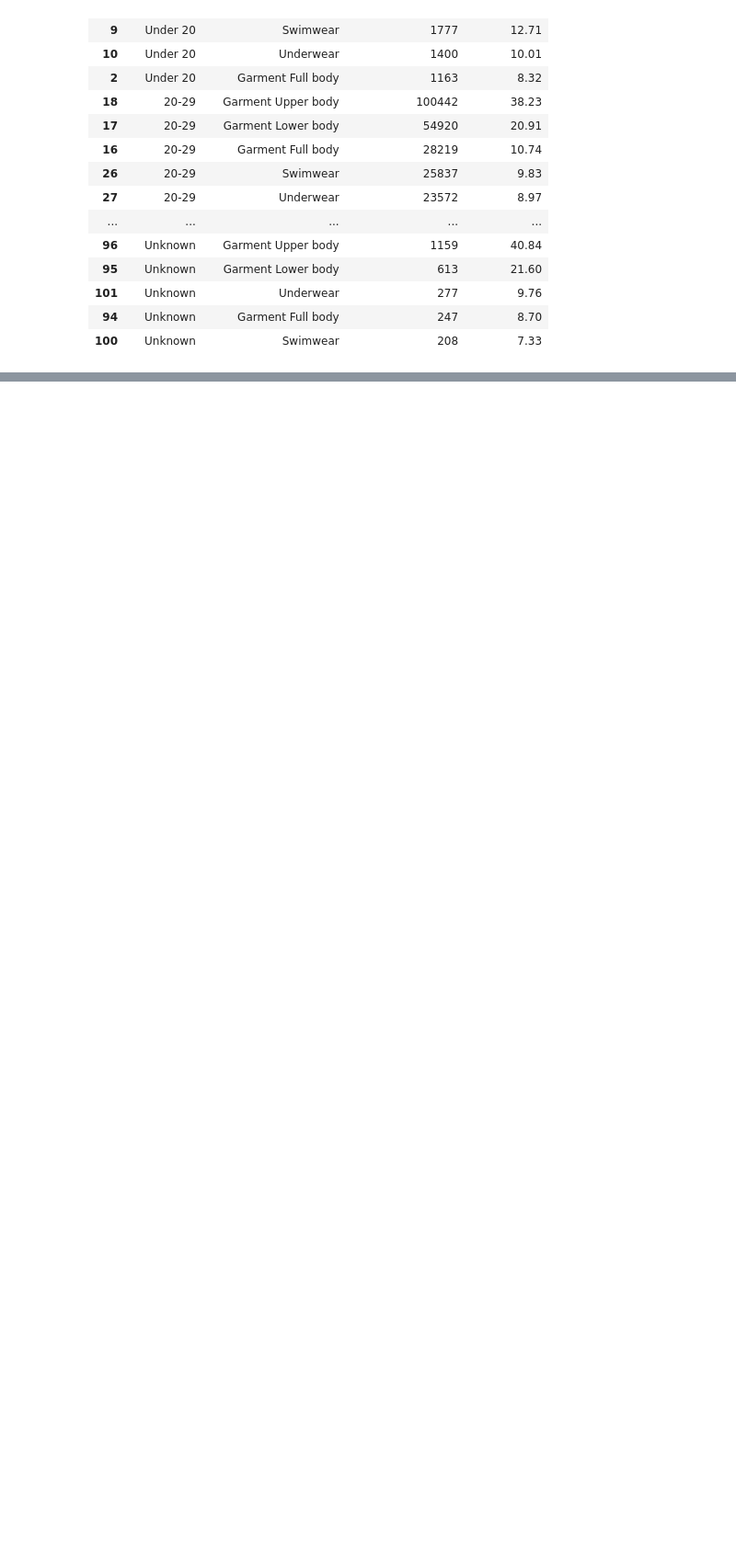
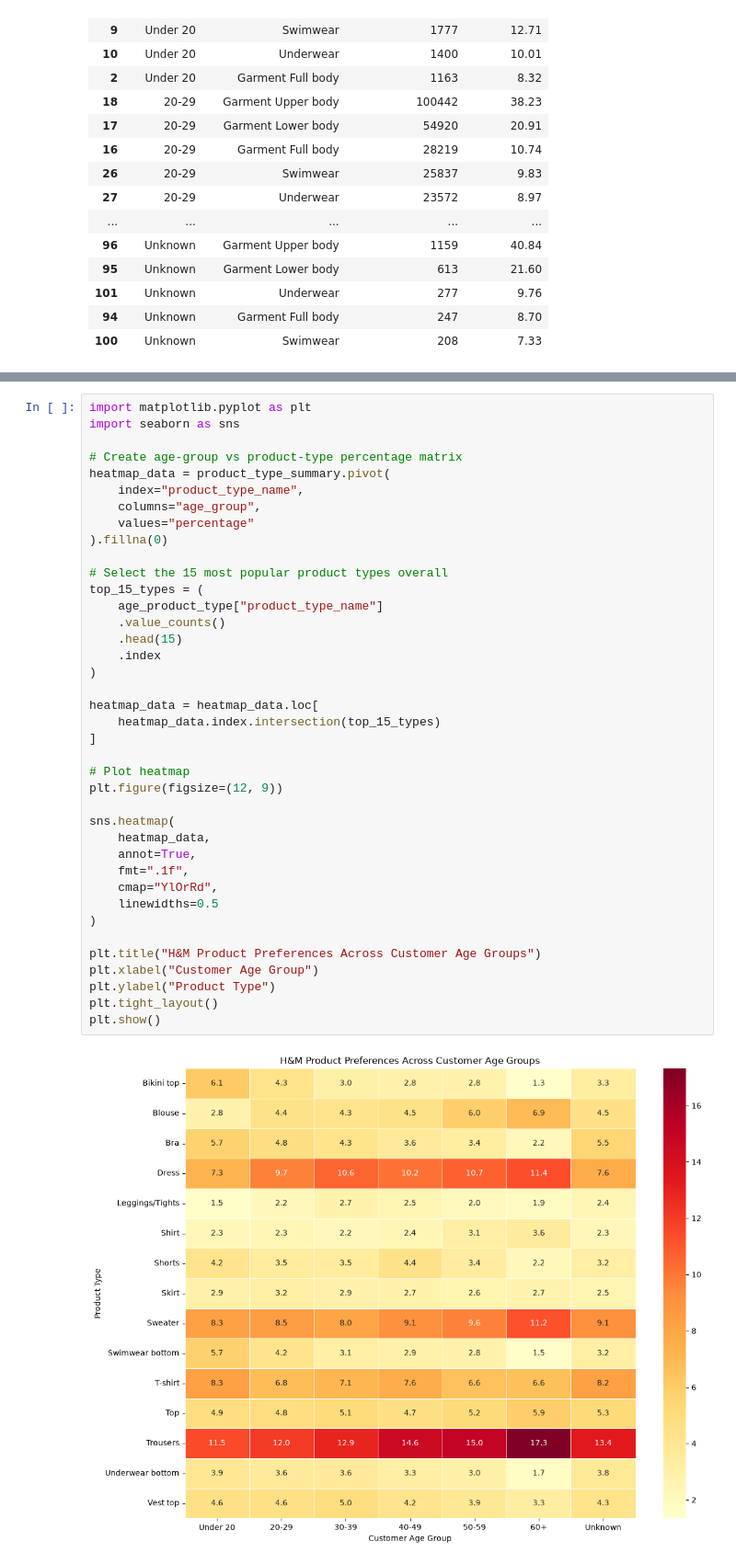
Before and after one commit to SandaruNipuna1/hm-recommendation-engine, a Jupyter notebook: notebooks/01_exploratory_data_analysis.ipynb, the cells around one changed output, grey strips where cells are left out. Shown at 92% size. Cells and saved outputs as stored; diff of their text form; blank space fills up the shorter version.

Commit message:
Complete exploratory data analysis

```diff
--- a/notebooks/01_exploratory_data_analysis.ipynb
+++ b/notebooks/01_exploratory_data_analysis.ipynb
@@ -1235,0 +1294,41 @@ display(top_categories.round(2))
+# %%
+import matplotlib.pyplot as plt
+import seaborn as sns
+
+# Create age-group vs product-type percentage matrix
+heatmap_data = product_type_summary.pivot(
+    index="product_type_name",
+    columns="age_group",
+    values="percentage"
+).fillna(0)
+
+# Select the 15 most popular product types overall
+top_15_types = (
+    age_product_type["product_type_name"]
+    .value_counts()
+    .head(15)
+    .index
+)
+
+heatmap_data = heatmap_data.loc[
+    heatmap_data.index.intersection(top_15_types)
+]
+
+# Plot heatmap
+plt.figure(figsize=(12, 9))
+
+sns.heatmap(
+    heatmap_data,
+    annot=True,
+    fmt=".1f",
+    cmap="YlOrRd",
+    linewidths=0.5
+)
+
+plt.title("H&M Product Preferences Across Customer Age Groups")
+plt.xlabel("Customer Age Group")
+plt.ylabel("Product Type")
+plt.tight_layout()
+plt.show()
+# %% [output]
+[figure, added]
```
Also changed, not shown: parts of 37 cells of this notebook.
